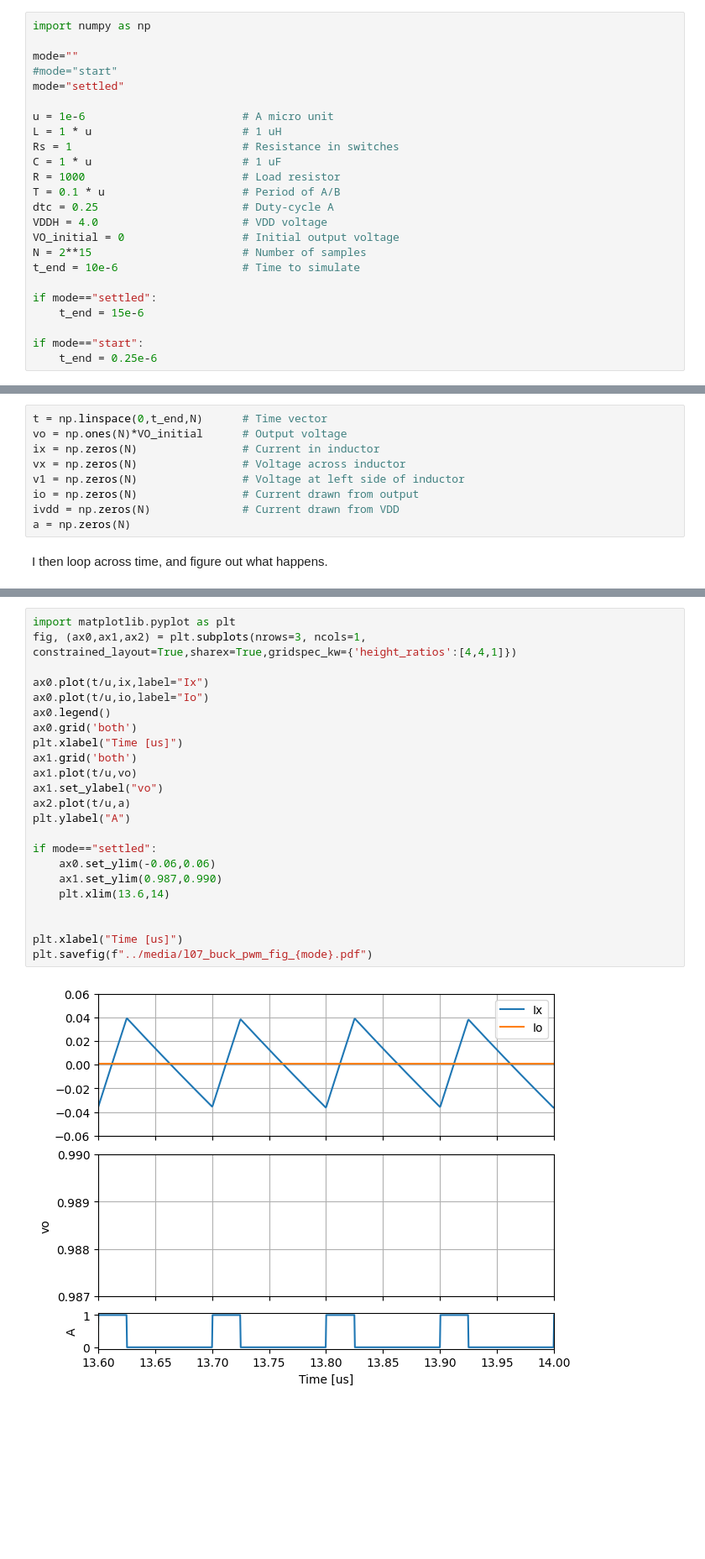
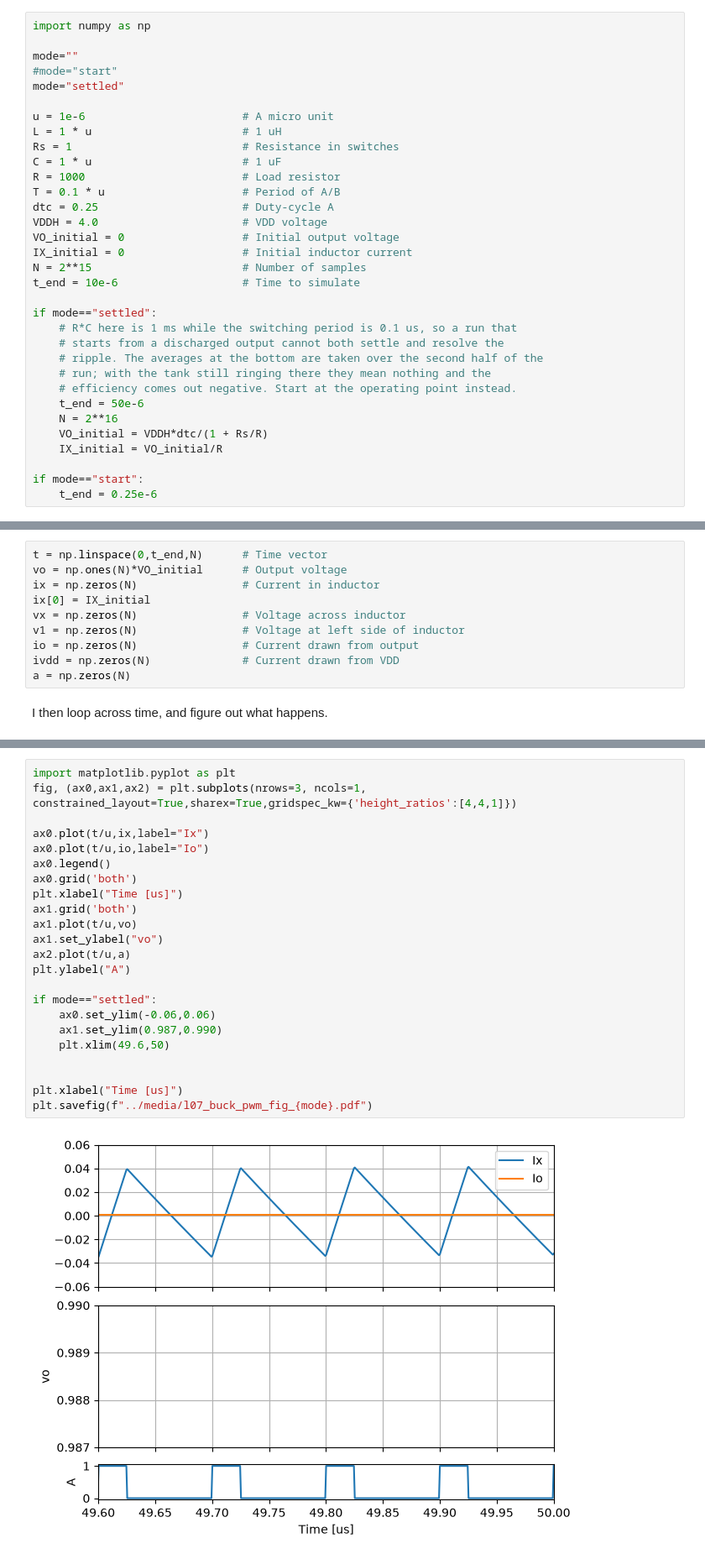
Before and after one commit to wulffern/aic2026, a Jupyter notebook: jupyter/buck.ipynb, the cells around one changed output, grey strips where cells are left out. Shown at 84% size. Drawn from its saved outputs; the diff is of its cells as text; blank space fills up the shorter version.

```diff
--- a/jupyter/buck.ipynb
+++ b/jupyter/buck.ipynb
@@ -36,11 +36,20 @@ T = 0.1 * u                     # Period of A/B
 dtc = 0.25                      # Duty-cycle A
 VDDH = 4.0                      # VDD voltage
 VO_initial = 0                  # Initial output voltage
+IX_initial = 0                  # Initial inductor current
 N = 2**15                       # Number of samples
 t_end = 10e-6                   # Time to simulate
 
 if mode=="settled":
-    t_end = 15e-6
+    # R*C here is 1 ms while the switching period is 0.1 us, so a run that
+    # starts from a discharged output cannot both settle and resolve the
+    # ripple. The averages at the bottom are taken over the second half of the
+    # run; with the tank still ringing there they mean nothing and the
+    # efficiency comes out negative. Start at the operating point instead.
+    t_end = 50e-6
+    N = 2**16
+    VO_initial = VDDH*dtc/(1 + Rs/R)
+    IX_initial = VO_initial/R
 
 if mode=="start":
     t_end = 0.25e-6
@@ -50,6 +59,7 @@ To simulate what happens we need the state variables and time vector
 t = np.linspace(0,t_end,N)      # Time vector
 vo = np.ones(N)*VO_initial      # Output voltage
 ix = np.zeros(N)                # Current in inductor
+ix[0] = IX_initial
 vx = np.zeros(N)                # Voltage across inductor
 v1 = np.zeros(N)                # Voltage at left side of inductor
 io = np.zeros(N)                # Current drawn from output
@@ -89,28 +99,28 @@ for i in range(1,N):
 # %%
 import matplotlib.pyplot as plt
 fig, (ax0,ax1,ax2) = plt.subplots(nrows=3, ncols=1, constrained_layout=True,sharex=True,gridspec_kw={'height_ratios':[4,4,1]})
 
 ax0.plot(t/u,ix,label="Ix")
 ax0.plot(t/u,io,label="Io")
 ax0.legend()
 ax0.grid('both')
 plt.xlabel("Time [us]")
 ax1.grid('both')
 ax1.plot(t/u,vo)
 ax1.set_ylabel("vo")
 ax2.plot(t/u,a)
 plt.ylabel("A")
 
 if mode=="settled":
     ax0.set_ylim(-0.06,0.06)
     ax1.set_ylim(0.987,0.990)
-    plt.xlim(13.6,14)
+    plt.xlim(49.6,50)
 
 
 plt.xlabel("Time [us]")
 plt.savefig(f"../media/l07_buck_pwm_fig_{mode}.pdf")
 # %% [output]
-[figure, old version]
+[figure, new version]
 # %%
 vo_avg = np.mean(vo[int(N/2):])
 ix_avg = np.mean(ix[int(N/2):])
```
Also changed, not shown: parts of 1 cell of this notebook, 9 other files.
